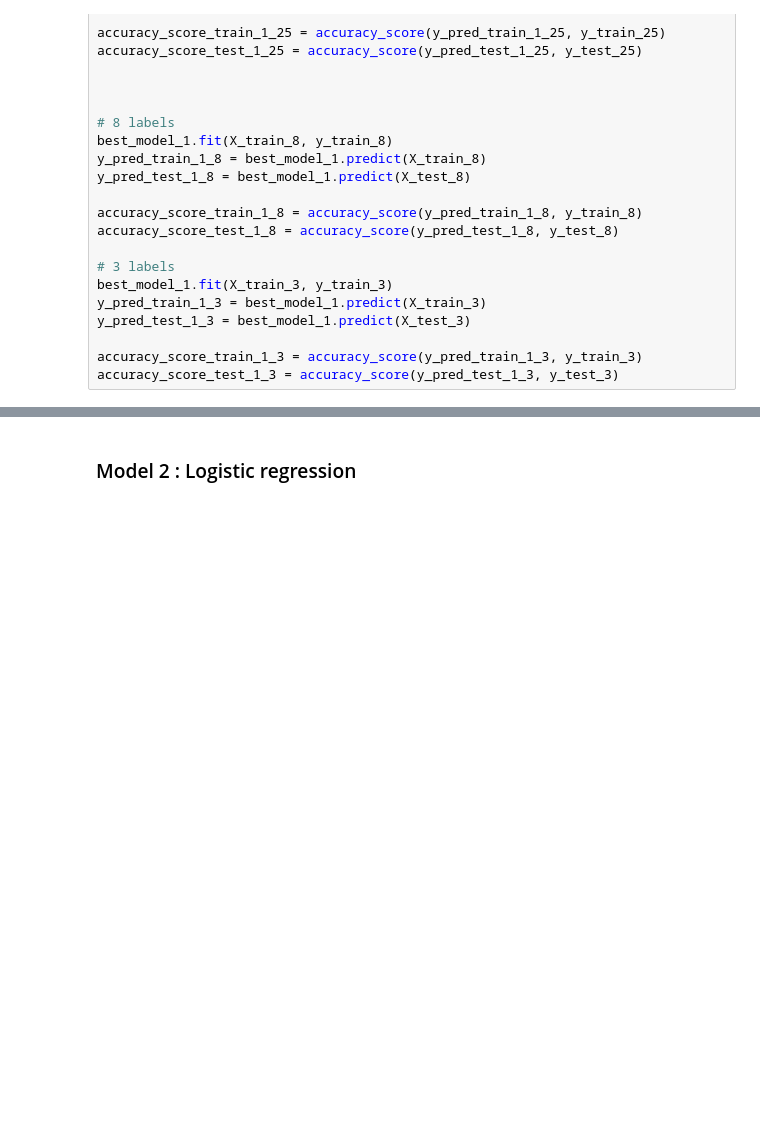
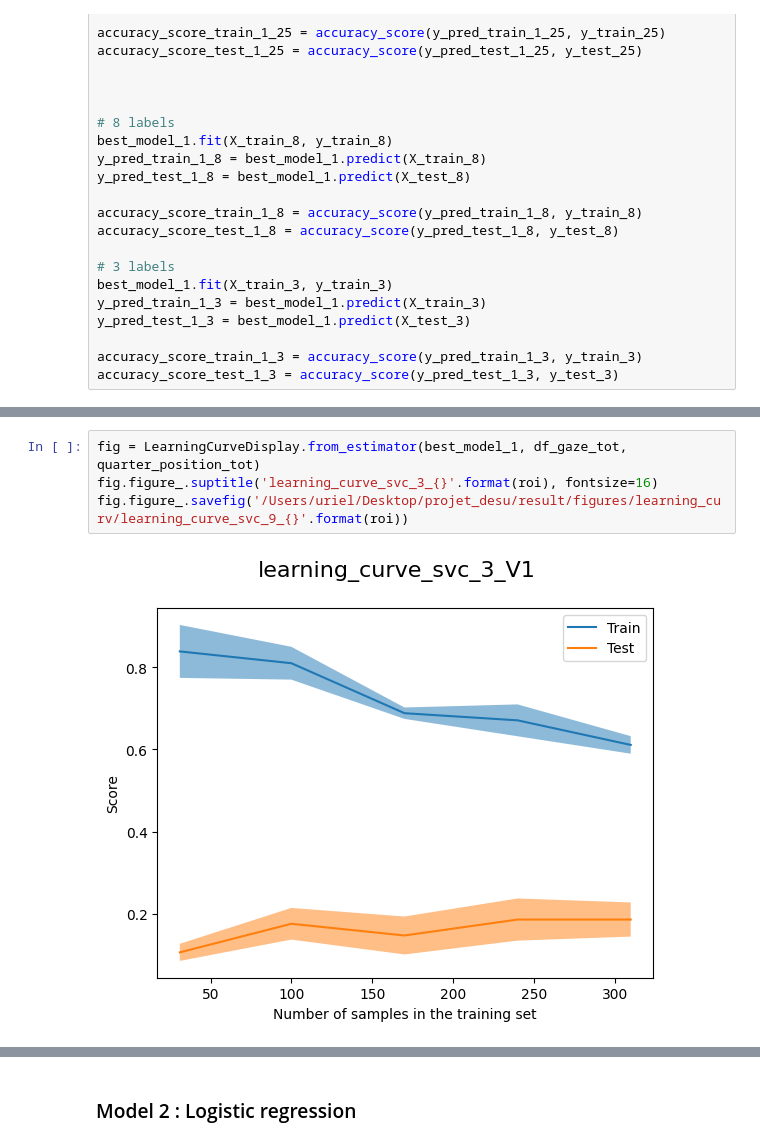
Before and after one commit to ulascombes/projet_desu, a Jupyter notebook: codes/make_final_tsv.ipynb, the cells around one changed output, grey strips where cells are left out. Saved outputs shown, nothing was run; the diff lists cells and outputs as text; blank space fills up the shorter version.

```diff
--- a/codes/make_final_tsv.ipynb
+++ b/codes/make_final_tsv.ipynb
@@ -259,0 +267,6 @@ accuracy_score_test_1_3 = accuracy_score(y_pred_test_1_3, y_test_3)
+# %%
+fig = LearningCurveDisplay.from_estimator(best_model_1, df_gaze_tot, quarter_position_tot)
+fig.figure_.suptitle('learning_curve_svc_3_{}'.format(roi), fontsize=16)
+fig.figure_.savefig('/Users/uriel/Desktop/projet_desu/result/figures/learning_curv/learning_curve_svc_9_{}'.format(roi))
+# %% [output]
+[figure, added]
```
Also changed, not shown: parts of 15 cells of this notebook, 12 other files.
